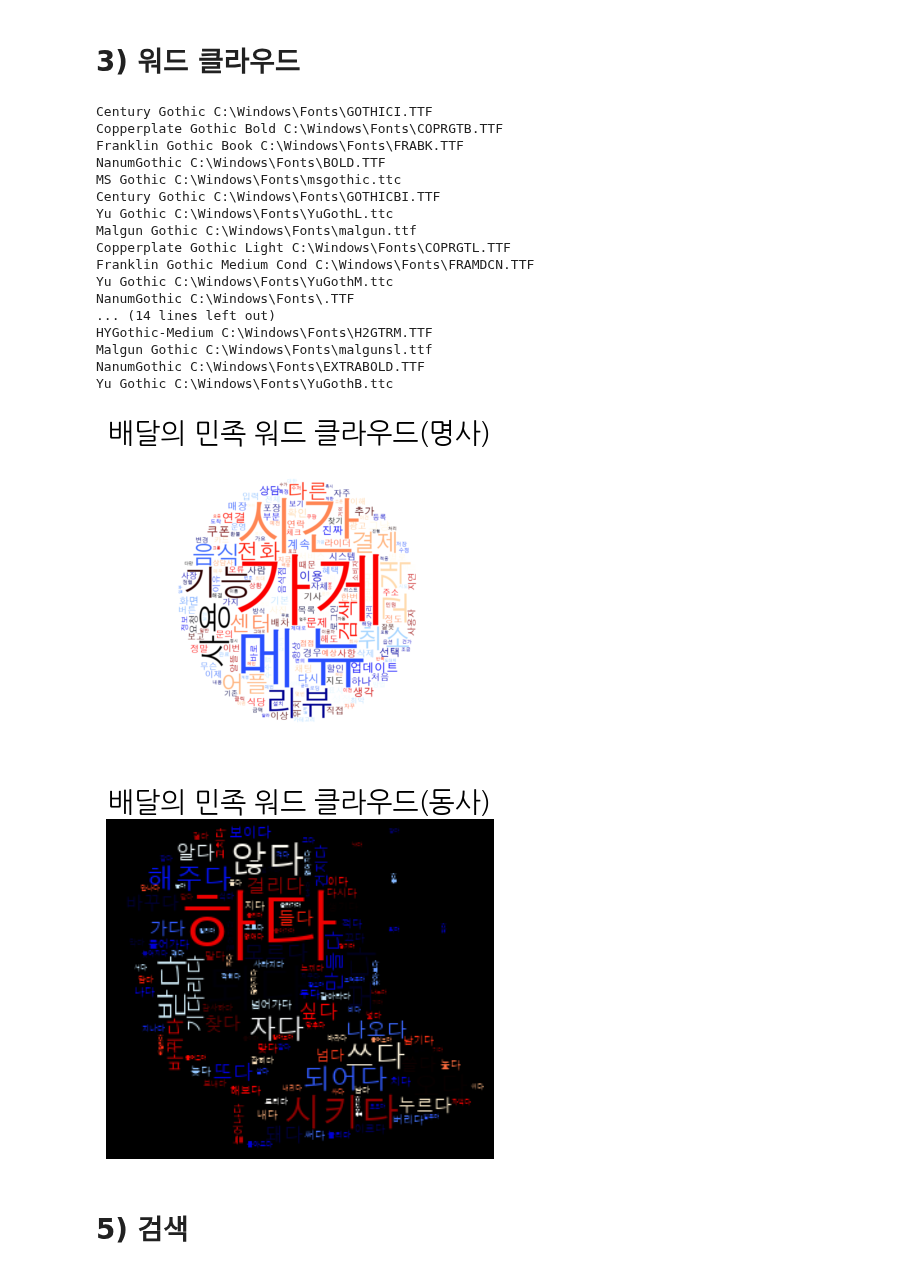
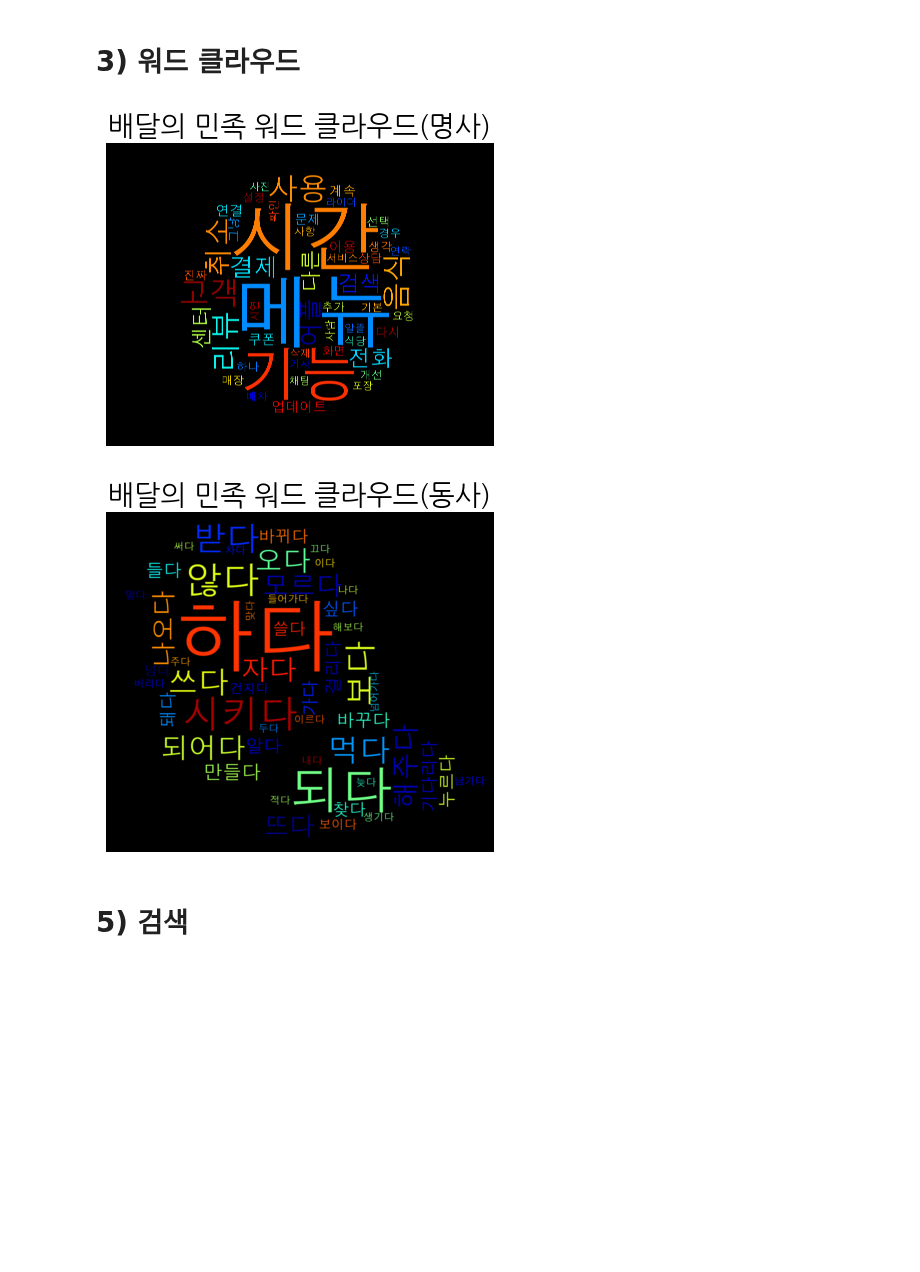
Before and after one commit to walker0625/nlp, a Jupyter notebook: nlp.ipynb, the cells around one changed output. Cells and saved outputs as stored; diff of their text form; code cells hidden in the pictures; blank space fills up the shorter version.

```diff
--- a/nlp.ipynb
+++ b/nlp.ipynb
@@ -148,73 +124,64 @@ counter.most_common(30)
+# %%
+# 단어수 세기
+
+from collections import Counter
+
+counter = Counter(word_list)
+counter.most_common(50) # 원본은 바뀌지 않음(재할당 필요)
+
+most_count_words = dict(counter.most_common(50))
 # %% [markdown]
 # 3) 워드 클라우드
 # %%
+import matplotlib.pyplot as plt
 from matplotlib import font_manager
 import koreanize_matplotlib
 
 import numpy as np
 from PIL import Image
 
 from wordcloud import WordCloud
-import matplotlib.pyplot as plt
 
-search_font = 'gothic'
-
-for font in font_manager.findSystemFonts():
-    font_info = font_manager.FontProperties(fname=font)
-    font_name = font_info.get_name()
-    font_path = font_info.get_file()
-    if search_font in font_name.lower():
-        print(font_name, font_path)
-
-image = np.array(Image.open('resources\image.png'))
+circle_mask = np.array(Image.open(r'resources\circle.png'))
 
 wc = WordCloud(
     font_path=r"C:\Windows\Fonts\H2GTRM.TTF",
-    background_color="white",
-    mask=image,
-    colormap="flag",
+    background_color="black", # white
+    mask=circle_mask,
+    colormap="jet", # https://www.kaggle.com/code/niteshhalai/wordcloud-colormap
     width=1200,
-    height=800
+    height=1200,
+    scale=10 # 결과 이미지의 해상도를 높히고 싶을때
 )
 
-wc.generate_from_frequencies(counter)
+wc.generate_from_frequencies(most_count_words)
 
 plt.figure(figsize=(5,5))
 plt.imshow(wc, interpolation="bilinear")
 plt.axis("off")
 plt.title("배달의 민족 워드 클라우드(명사)", fontsize=20)
 plt.show()
+
+# search_font = 'gothic'
+
+# for font in font_manager.findSystemFonts():
+#     font_info = font_manager.FontProperties(fname=font)
+#     font_name = font_info.get_name()
+#     font_path = font_info.get_file()
+#     if search_font in font_name.lower():
+#         print(font_name, font_path)
 # %% [output]
-Century Gothic C:\Windows\Fonts\GOTHICI.TTF
-Copperplate Gothic Bold C:\Windows\Fonts\COPRGTB.TTF
-Franklin Gothic Book C:\Windows\Fonts\FRABK.TTF
-NanumGothic C:\Windows\Fonts\BOLD.TTF
-MS Gothic C:\Windows\Fonts\msgothic.ttc
-Century Gothic C:\Windows\Fonts\GOTHICBI.TTF
-Yu Gothic C:\Windows\Fonts\YuGothL.ttc
-Malgun Gothic C:\Windows\Fonts\malgun.ttf
-Copperplate Gothic Light C:\Windows\Fonts\COPRGTL.TTF
-Franklin Gothic Medium Cond C:\Windows\Fonts\FRAMDCN.TTF
-Yu Gothic C:\Windows\Fonts\YuGothM.ttc
-NanumGothic C:\Windows\Fonts\.TTF
-... (14 lines left out)
-HYGothic-Medium C:\Windows\Fonts\H2GTRM.TTF
-Malgun Gothic C:\Windows\Fonts\malgunsl.ttf
-NanumGothic C:\Windows\Fonts\EXTRABOLD.TTF
-Yu Gothic C:\Windows\Fonts\YuGothB.ttc
-[figure, old version]
+[figure, new version]
 # %%
 # 배달의 민족 동사에 대한 word cloud
 # norm, stem 옵션 사용
 # 새로운 mask 사용
 
-rv = pd.read_csv('data/rv.csv')
-
-data = rv['댓글'].tolist()
+data = pd.read_csv('data/rv.csv')
 
 word_list = []
 
-for review in data:
+for review in data['댓글']:
 
     re_review = re.sub(r'[^0-9a-zA-Z가-힣\s+-]', '', review)
 
@@ -230,6 +197,7 @@ for review in data:
 from collections import Counter
 
 counter = Counter(word_list)
+counter = dict(counter.most_common(50))
 
 image = np.array(Image.open(r'resources\doramp.png'))
 
@@ -237,9 +205,10 @@ wc = WordCloud(
     font_path=r"C:\Windows\Fonts\H2GTRM.TTF",
     background_color="black",
     mask=image,
-    colormap="flag",
+    colormap="jet",
     width=1200,
-    height=800
+    height=800,
+    scale=10
 )
 
 wc.generate_from_frequencies(counter)
@@ -250,7 +219,7 @@ plt.axis("off")
 plt.title("배달의 민족 워드 클라우드(동사)", fontsize=20)
 plt.show()
 # %% [output]
-[figure, old version]
+[figure, new version]
 # %% [markdown]
 # 5) 검색
 # %%
```
Also changed, not shown: parts of 47 cells of this notebook, 5 other files.
